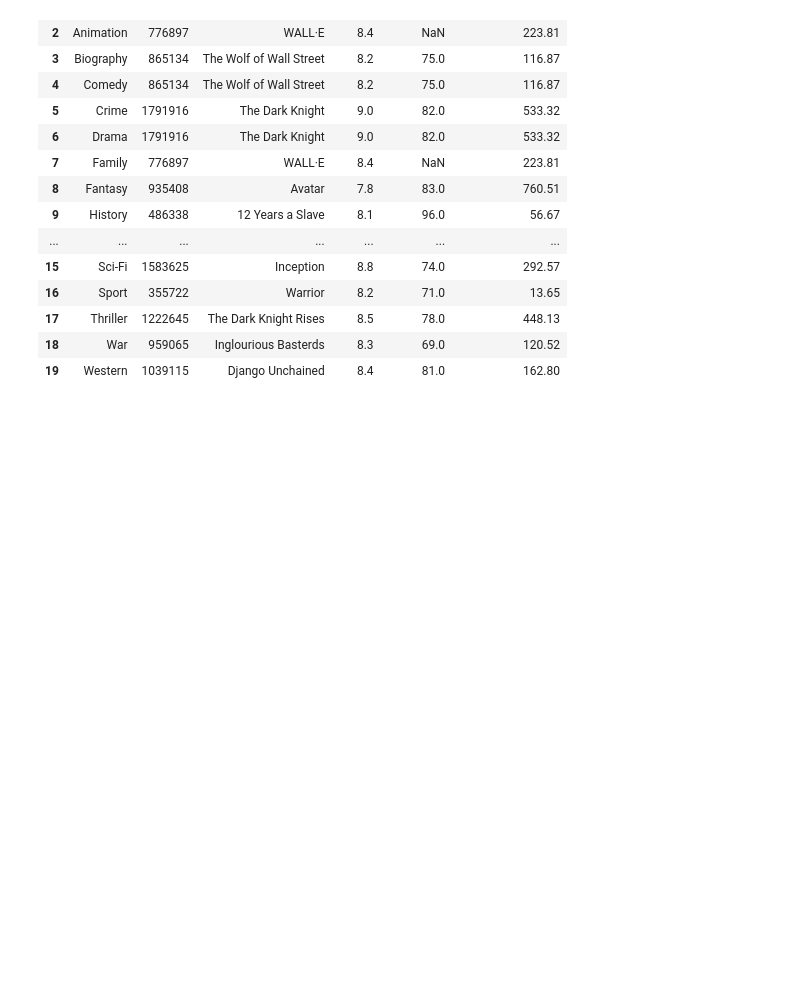
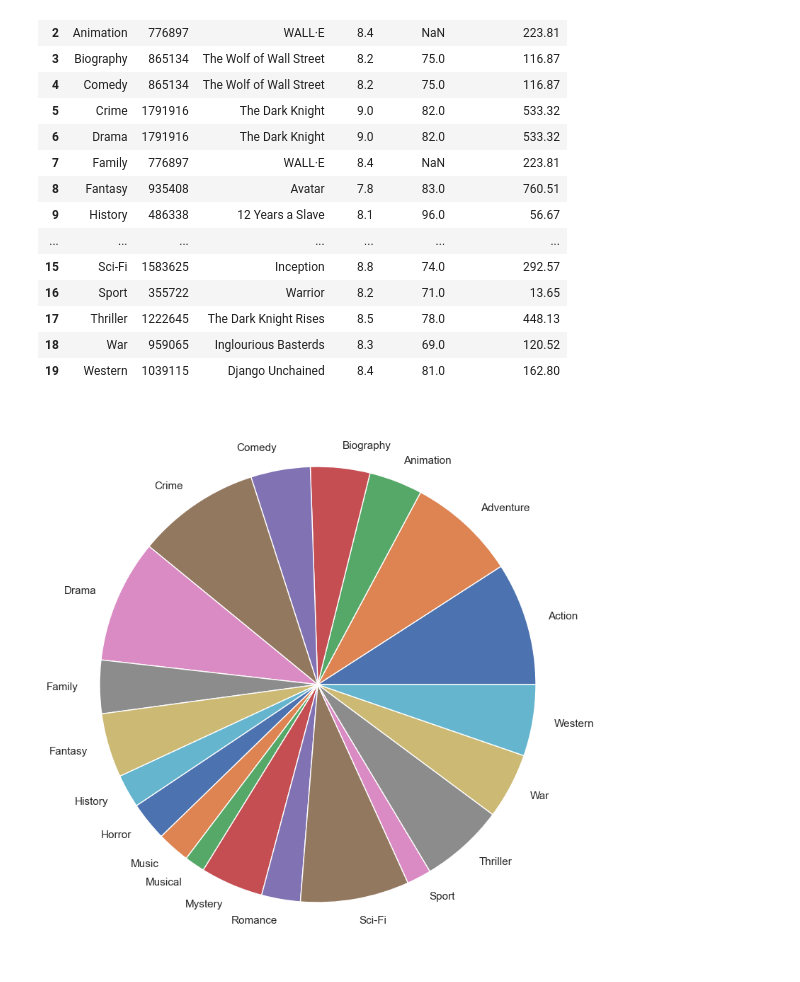
Before and after one commit to MohamedAbdElMoniedBadr/ecommerce, a Jupyter notebook: Analysis_IMDB/practice-data-analysis.ipynb, the cells around one changed output. Drawn from its saved outputs; the diff is of its cells as text; code cells hidden in the pictures; blank space fills up the shorter version.

Commit message:
added_graph_for_genres

```diff
--- a/Analysis_IMDB/practice-data-analysis.ipynb
+++ b/Analysis_IMDB/practice-data-analysis.ipynb
@@ -274,3 +274,9 @@ genre_per_rating
 | 17 | Thriller | 1222645 | The Dark Knight Rises | 8.5 | 78.0 | 448.13 |
 | 18 | War | 959065 | Inglourious Basterds | 8.3 | 69.0 | 120.52 |
 | 19 | Western | 1039115 | Django Unchained | 8.4 | 81.0 | 162.80 |
+# %%
+plt.subplots(figsize=(20, 10))
+plt.pie(genre_per_rating['Votes'],labels=genre_per_rating['Genre'])
+plt.show()
+# %% [output]
+[figure, added]
```
